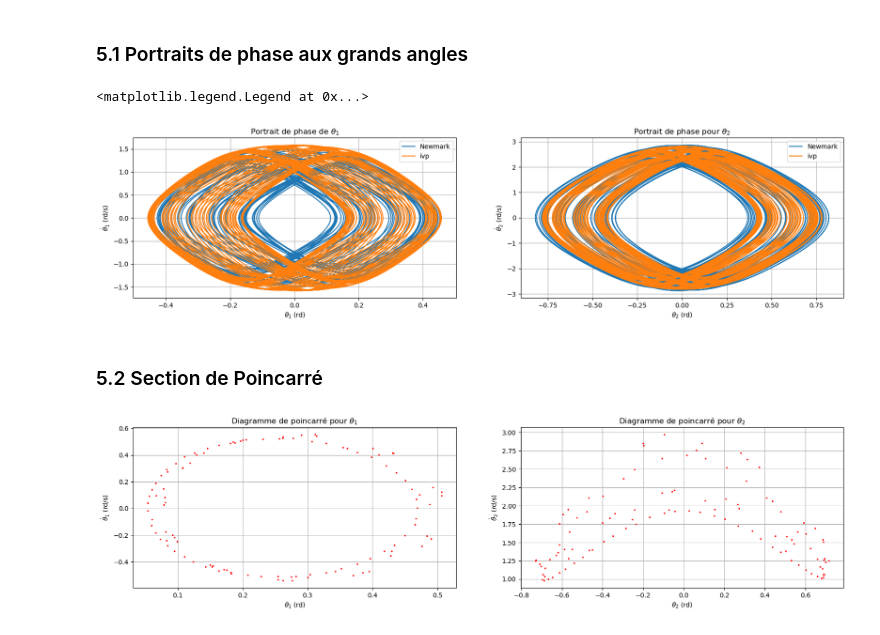
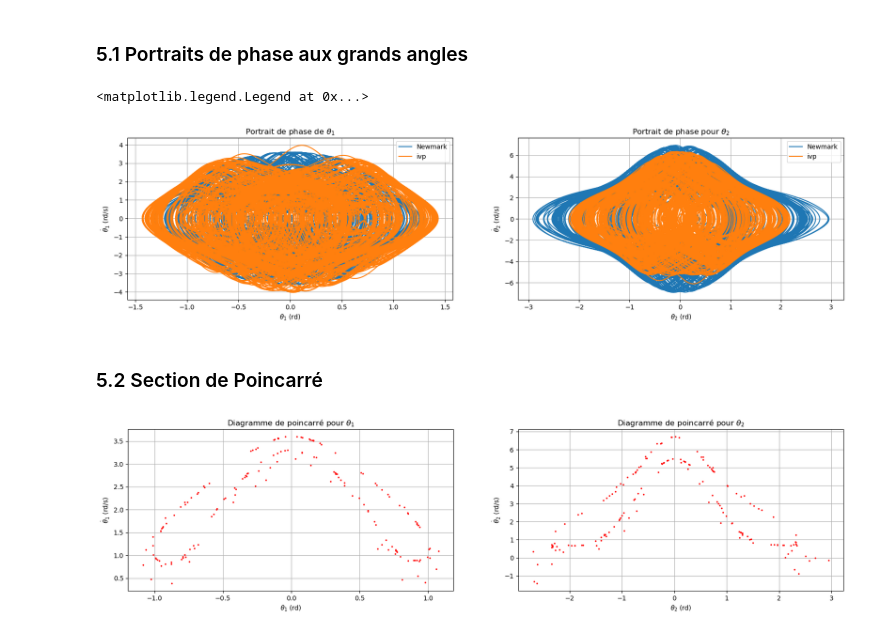
Before and after one commit to artlexiis/pendule-double, a Jupyter notebook: Jupyter Notebook/Pendule_Double.ipynb, the cells around one changed output. Drawn from its saved outputs; the diff is of its cells as text; code cells hidden in the pictures.

```diff
--- a/Jupyter Notebook/Pendule_Double.ipynb
+++ b/Jupyter Notebook/Pendule_Double.ipynb
@@ -517,7 +517,7 @@ Avec les graphiques precedents, on peut voir que la méthode de Newmark est plus
 # %%
 def NewmarkNewtonRaphson_ga(m1, m2, L1, L2, g,x0,dt, nbPasTemps):
     # Précision sur la solution de Newton-Raphson
-    precNR = 1.e-9
+    precNR = 1.e-10
 
     # Initialisation des matrices de position, vitesse, accélération
     X = np.zeros((2, nbPasTemps))
@@ -611,14 +611,14 @@ def pendule_double_ivp_ga(t, X, l1, l2, g,m1,m2):
 # %% [markdown]
 #### Définition des conditions intiales aux grands angles
 # %%
-theta10 = np.radians(25)                            #theta 1 initial (rad)
-theta20 = np.radians(-25)                            #theta 2 initial (rad)
-omega10 = np.radians(15)                              #omega 1 initial (rad/s)
-omega20 = np.radians(20)                            #omega 2 initial (rad/s)
+theta10 = np.radians(56)                            #theta 1 initial (rad)
+theta20 = np.radians(55)                            #theta 2 initial (rad)
+omega10 = np.radians(0)                              #omega 1 initial (rad/s)
+omega20 = np.radians(0)                            #omega 2 initial (rad/s)
 l1 = 3                                #longeur du premier bras (m)
 l2 = 2                                #longeur du deuxième bras (m)
 g = 9.81                                #Acceleration terrestre (m.s^-2)
-tf = 200                                 #temps de la simulation (s)
+tf = 500                                 #temps de la simulation (s)
 dt = 0.005                              #Pas temporel (s)
 Ninc = int(tf/dt)                       #nombre d'itération
 m1 = 2
@@ -889,7 +930,7 @@ bx.grid(True, which='both')
 plt.legend()
 # %% [output]
 <matplotlib.legend.Legend at 0x...>
-[figure, old version]
+[figure, new version]
 # %% [markdown]
 ### 5.2 Section de Poincarré
 # %%
@@ -906,37 +947,48 @@ def section_poincare(solution, Ninc,num):
     Returns:
     numpy.ndarray: L'ensemble des points de la section de Poincaré.
     """
+    if num == 1 :
+        C1 = 1      #condition sur theta
+        C2 = 3      #condition sur omega
+        theta = 0   #posiion à append
+        omega = 2   #vitesse à append
+    if num == 2 :
+        C1 = 0      #condition sur theta
+        C2 = 2      #condition sur omega
+        theta = 1   #posiion à append
+        omega = 3   #vitesse à append
+
     solution[0:2,:] = np.mod(solution[0:2,:] + np.pi, 2 * np.pi) - np.pi
     Ps = []
 
     for i in range(Ninc-1):
         # Test de croisement de l'axe vertical avec le produit de deux valeurs de theta2 successives
-        if solution[num-2, i] * solution[num-2, i + 1] <= 0:
-            if solution[num, i] < 0:
-                Ps.append([solution[num-1, i], solution[num+1, i]])
+        if solution[C1, i] * solution[C1, i + 1] <= 0:
+            if solution[C2, i] < 0:
+                Ps.append([solution[theta, i], solution[omega, i]])
 
     return np.array(Ps).T
 
 
 section_theta1 = section_poincare(solution_newmark_ga,Ninc,1)
 section_theta2 = section_poincare(solution_newmark_ga,Ninc,2)
 
 fig = plt.figure(figsize=(20, 10));
 
 ax = fig.add_subplot(2,2,1);
 ax.plot(section_theta1[0,:],section_theta1[1,:], '.r', ms=3)
 ax.set_xlabel(r'$\theta_1$ (rd)')
 ax.set_ylabel(r'$ \dot\theta_1 $ (rd/s)')
 ax.set_title(r'Diagramme de poincarré pour $\theta_1$')
 ax.grid(True, which='both')
 
 bx = fig.add_subplot(2,2,2);
 bx.set_xlabel(r'$ \theta_2 $ (rd)')
 bx.set_ylabel(r'$ \dot\theta_2 $ (rd/s)')
 bx.set_title(r'Diagramme de poincarré pour $\theta_2$')
 bx.plot(section_theta2[0,:],section_theta2[1,:], '.r', ms=3)
 bx.grid(True, which='both')
 # %% [output]
-[figure, old version]
+[figure, new version]
 # %% [markdown]
 ### 5.3 Diagramme de biffurcation
```
Also changed, not shown: parts of 17 cells of this notebook, 5 other files.
